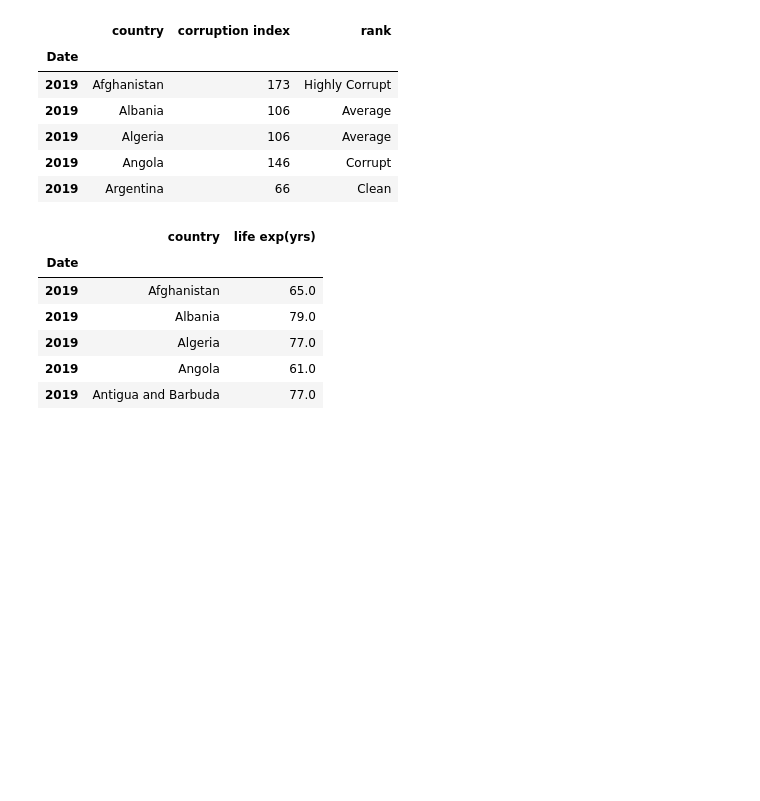
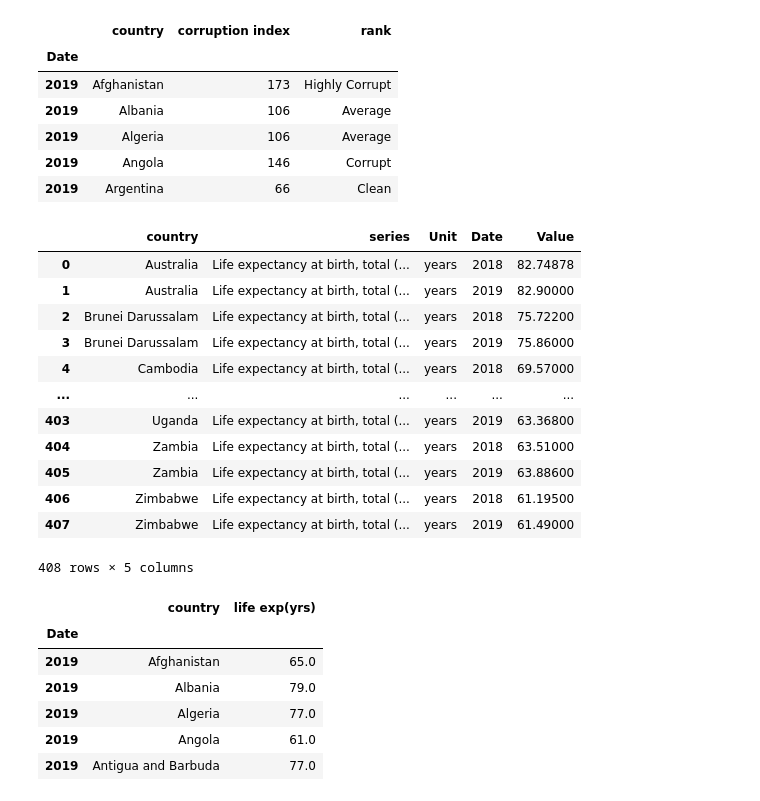
Before and after one commit to harunaisha/Repos, a Jupyter notebook: UCD project.ipynb, the cells around one changed output. Drawn from its saved outputs; the diff is of its cells as text; code cells hidden in the pictures; blank space fills up the shorter version.

```diff
--- a/UCD project.ipynb
+++ b/UCD project.ipynb
@@ -54,6 +69,21 @@ corruption_final.head(5)
 # %%
 #Data importation (life expectancy)
 life_exp = pd.read_csv(r'C:\Users\harun\Desktop\Data\life_expectancy.csv')
+life_exp
+# %% [output]
+|  | country | series | Unit | Date | Value |
+| 0 | Australia | Life expectancy at birth, total (... | years | 2018 | 82.74878 |
+| 1 | Australia | Life expectancy at birth, total (... | years | 2019 | 82.90000 |
+| 2 | Brunei Darussalam | Life expectancy at birth, total (... | years | 2018 | 75.72200 |
+| 3 | Brunei Darussalam | Life expectancy at birth, total (... | years | 2019 | 75.86000 |
+| 4 | Cambodia | Life expectancy at birth, total (... | years | 2018 | 69.57000 |
+| ... | ... | ... | ... | ... | ... |
+| 403 | Uganda | Life expectancy at birth, total (... | years | 2019 | 63.36800 |
+| 404 | Zambia | Life expectancy at birth, total (... | years | 2018 | 63.51000 |
+| 405 | Zambia | Life expectancy at birth, total (... | years | 2019 | 63.88600 |
+| 406 | Zimbabwe | Life expectancy at birth, total (... | years | 2018 | 61.19500 |
+| 407 | Zimbabwe | Life expectancy at birth, total (... | years | 2019 | 61.49000 |
+408 rows × 5 columns
 # %%
 #Setting date as index
 life_exp_labelled =life_exp.set_index('Date')
```
Also changed, not shown: parts of 17 cells of this notebook.
